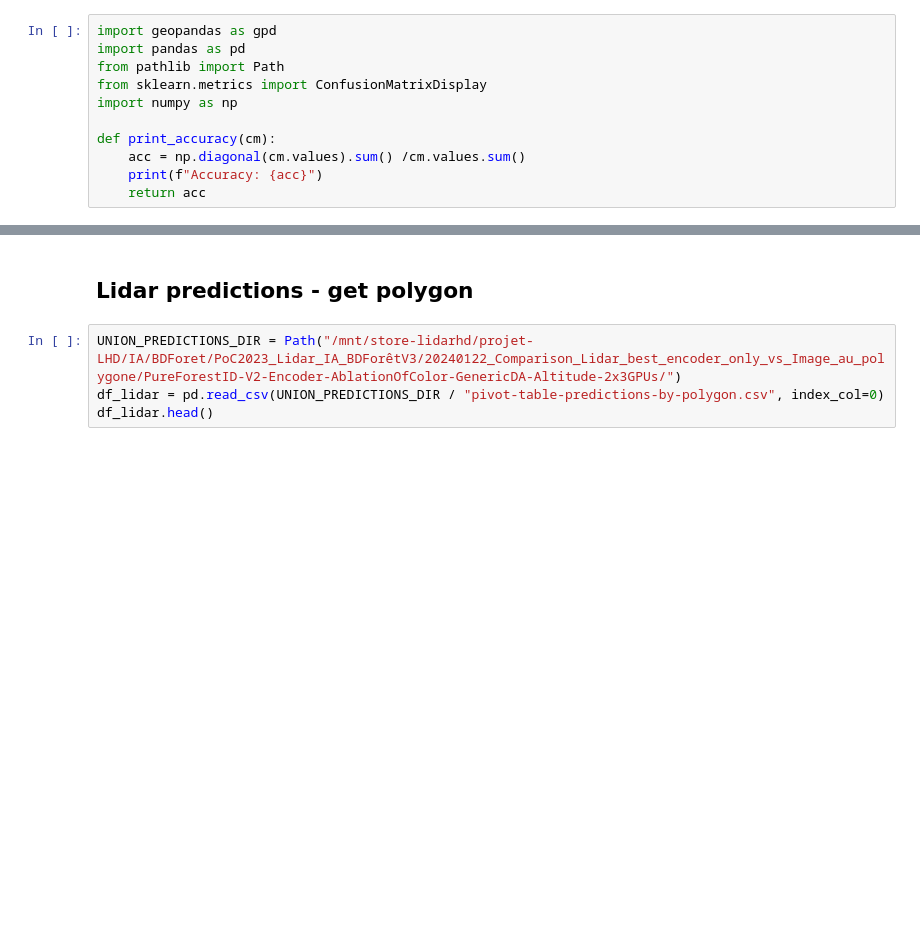
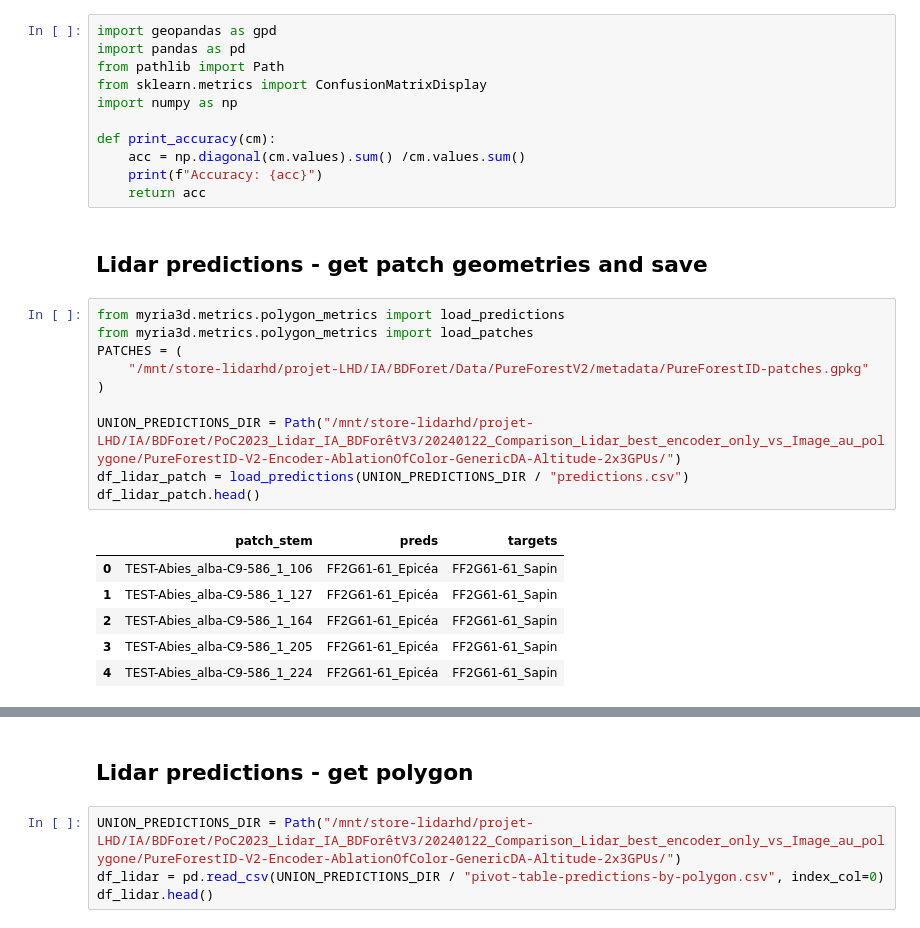
Before and after one commit to IGNF/myria3d, a Jupyter notebook: PureForestV2-Compare-Polygon-CM.ipynb, the cells around one changed output, grey strips where cells are left out. Saved outputs shown, nothing was run; the diff lists cells and outputs as text; blank space fills up the shorter version.

Commit message:
Add code in notebook to merge geometries with patch and save

```diff
--- a/PureForestV2-Compare-Polygon-CM.ipynb
+++ b/PureForestV2-Compare-Polygon-CM.ipynb
@@ -9,3 +9,22 @@ def print_accuracy(cm):
     acc = np.diagonal(cm.values).sum() /cm.values.sum()
     print(f"Accuracy: {acc}")
     return acc
+# %% [markdown]
+## Lidar predictions - get patch geometries and save
+# %%
+from myria3d.metrics.polygon_metrics import load_predictions
+from myria3d.metrics.polygon_metrics import load_patches
+PATCHES = (
+    "/mnt/store-lidarhd/projet-LHD/IA/BDForet/Data/PureForestV2/metadata/PureForestID-patches.gpkg"
+)
+
+UNION_PREDICTIONS_DIR = Path("/mnt/store-lidarhd/projet-LHD/IA/BDForet/PoC2023_Lidar_IA_BDForêtV3/20240122_Comparison_Lidar_best_encoder_only_vs_Image_au_polygone/PureForestID-V2-Encoder-AblationOfColor-GenericDA-Altitude-2x3GPUs/")
+df_lidar_patch = load_predictions(UNION_PREDICTIONS_DIR / "predictions.csv")
+df_lidar_patch.head()
+# %% [output]
+|  | patch_stem | preds | targets |
+| 0 | TEST-Abies_alba-C9-586_1_106 | FF2G61-61_Epicéa | FF2G61-61_Sapin |
+| 1 | TEST-Abies_alba-C9-586_1_127 | FF2G61-61_Epicéa | FF2G61-61_Sapin |
+| 2 | TEST-Abies_alba-C9-586_1_164 | FF2G61-61_Epicéa | FF2G61-61_Sapin |
+| 3 | TEST-Abies_alba-C9-586_1_205 | FF2G61-61_Epicéa | FF2G61-61_Sapin |
+| 4 | TEST-Abies_alba-C9-586_1_224 | FF2G61-61_Epicéa | FF2G61-61_Sapin |
```
Also changed, not shown: parts of 2 cells of this notebook.
